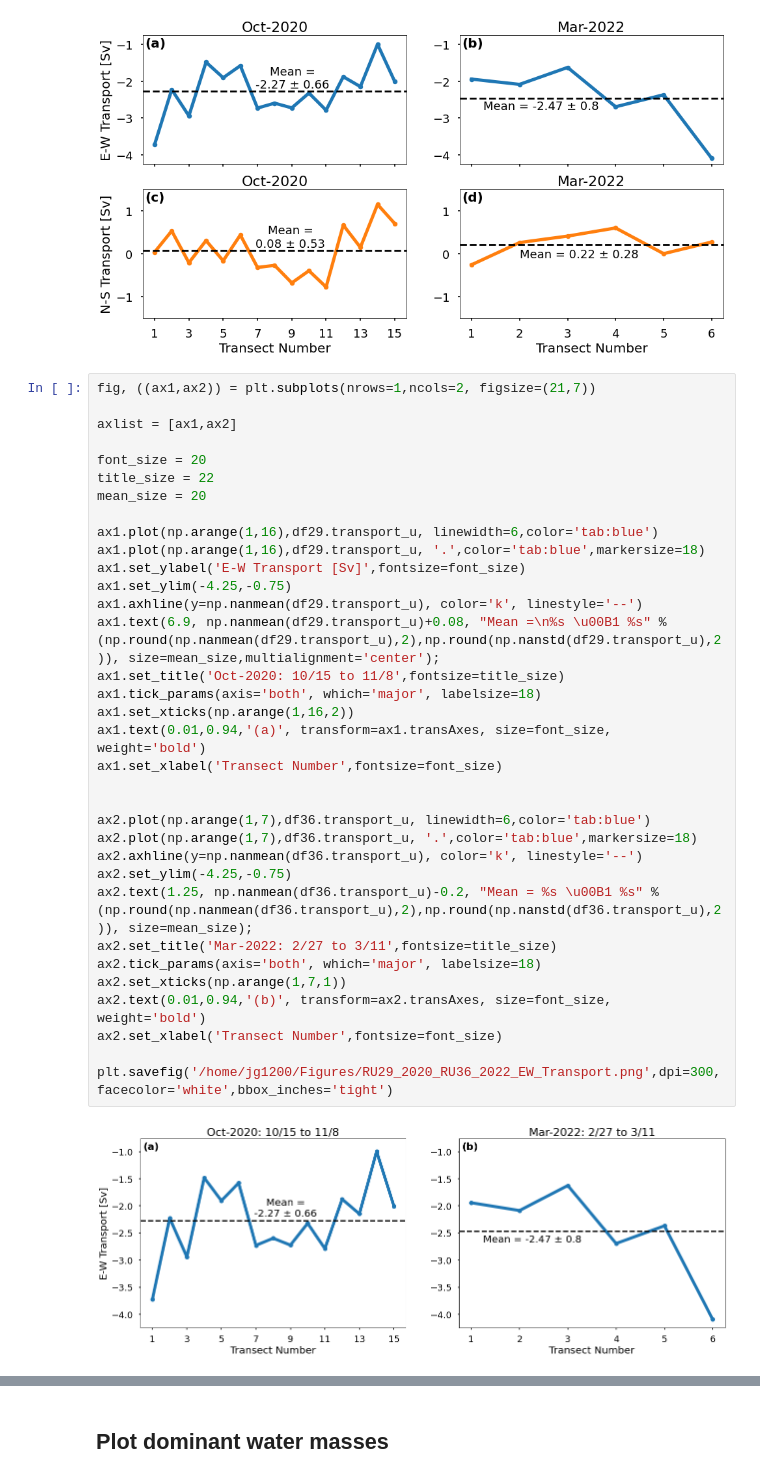
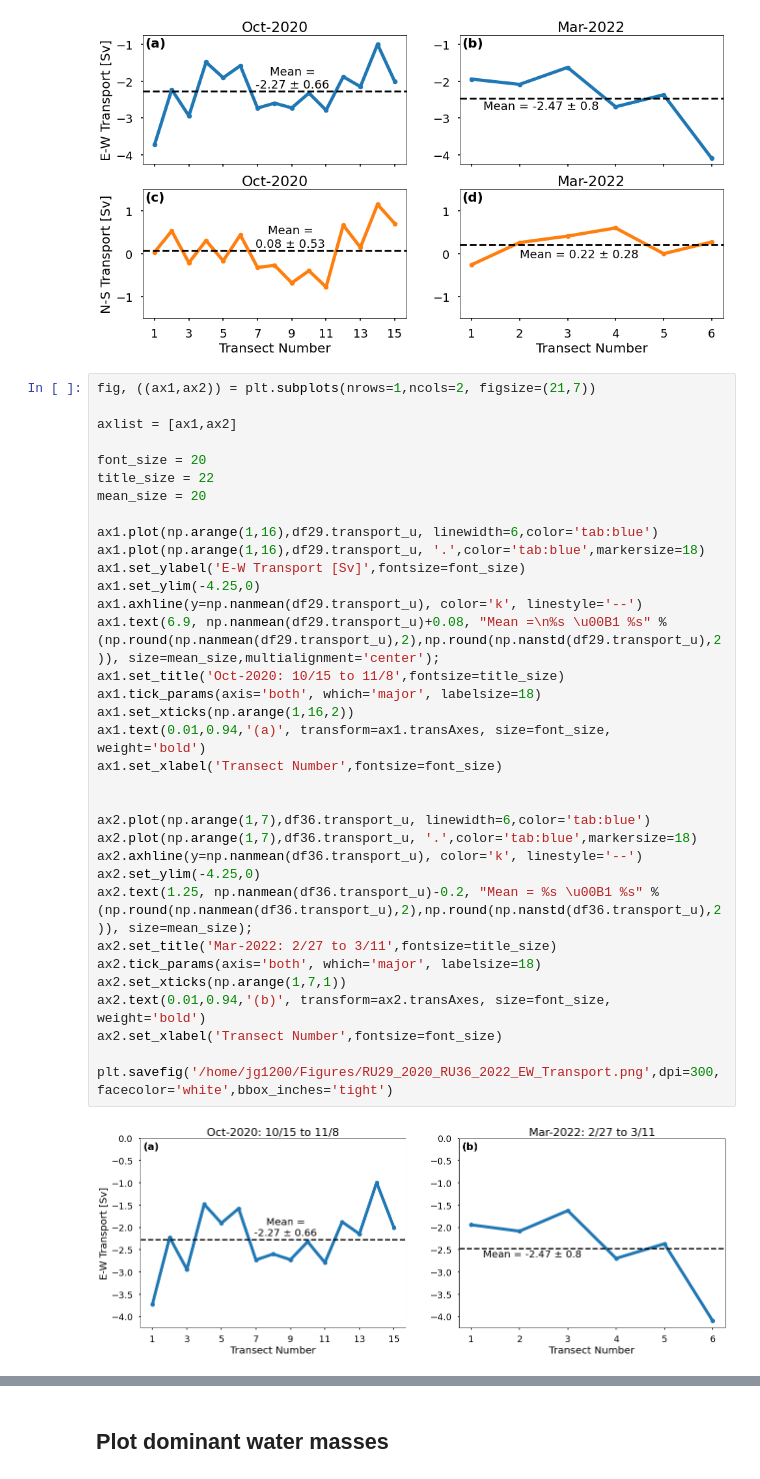
Before and after one commit to JGradone/Anegada-Glider-Transport, a Jupyter notebook: notebooks/Plotting/Plotting.ipynb, the cells around one changed output, grey strips where cells are left out. Cells and saved outputs as stored; diff of their text form.

```diff
--- a/notebooks/Plotting/Plotting.ipynb
+++ b/notebooks/Plotting/Plotting.ipynb
@@ -111,33 +111,33 @@ fig, ((ax1,ax2)) = plt.subplots(nrows=1,ncols=2, figsize=(21,7))
 axlist = [ax1,ax2]
 
 font_size = 20
 title_size = 22
 mean_size = 20
 
 ax1.plot(np.arange(1,16),df29.transport_u, linewidth=6,color='tab:blue')
 ax1.plot(np.arange(1,16),df29.transport_u, '.',color='tab:blue',markersize=18)
 ax1.set_ylabel('E-W Transport [Sv]',fontsize=font_size)
-ax1.set_ylim(-4.25,-0.75)
+ax1.set_ylim(-4.25,0)
 ax1.axhline(y=np.nanmean(df29.transport_u), color='k', linestyle='--')
 ax1.text(6.9, np.nanmean(df29.transport_u)+0.08, "Mean =\n%s \u00B1 %s" %(np.round(np.nanmean(df29.transport_u),2),np.round(np.nanstd(df29.transport_u),2)), size=mean_size,multialignment='center');
 ax1.set_title('Oct-2020: 10/15 to 11/8',fontsize=title_size)
 ax1.tick_params(axis='both', which='major', labelsize=18)
 ax1.set_xticks(np.arange(1,16,2))
 ax1.text(0.01,0.94,'(a)', transform=ax1.transAxes, size=font_size, weight='bold')
 ax1.set_xlabel('Transect Number',fontsize=font_size)
 
 
 ax2.plot(np.arange(1,7),df36.transport_u, linewidth=6,color='tab:blue')
 ax2.plot(np.arange(1,7),df36.transport_u, '.',color='tab:blue',markersize=18)
 ax2.axhline(y=np.nanmean(df36.transport_u), color='k', linestyle='--')
-ax2.set_ylim(-4.25,-0.75)
+ax2.set_ylim(-4.25,0)
 ax2.text(1.25, np.nanmean(df36.transport_u)-0.2, "Mean = %s \u00B1 %s" %(np.round(np.nanmean(df36.transport_u),2),np.round(np.nanstd(df36.transport_u),2)), size=mean_size);
 ax2.set_title('Mar-2022: 2/27 to 3/11',fontsize=title_size)
 ax2.tick_params(axis='both', which='major', labelsize=18)
 ax2.set_xticks(np.arange(1,7,1))
 ax2.text(0.01,0.94,'(b)', transform=ax2.transAxes, size=font_size, weight='bold')
 ax2.set_xlabel('Transect Number',fontsize=font_size)
 
 plt.savefig('/home/jg1200/Figures/RU29_2020_RU36_2022_EW_Transport.png',dpi=300,facecolor='white',bbox_inches='tight')
 # %% [output]
-[figure, old version]
+[figure, new version]
```
Also changed, not shown: parts of 14 cells of this notebook, 1 other file.
